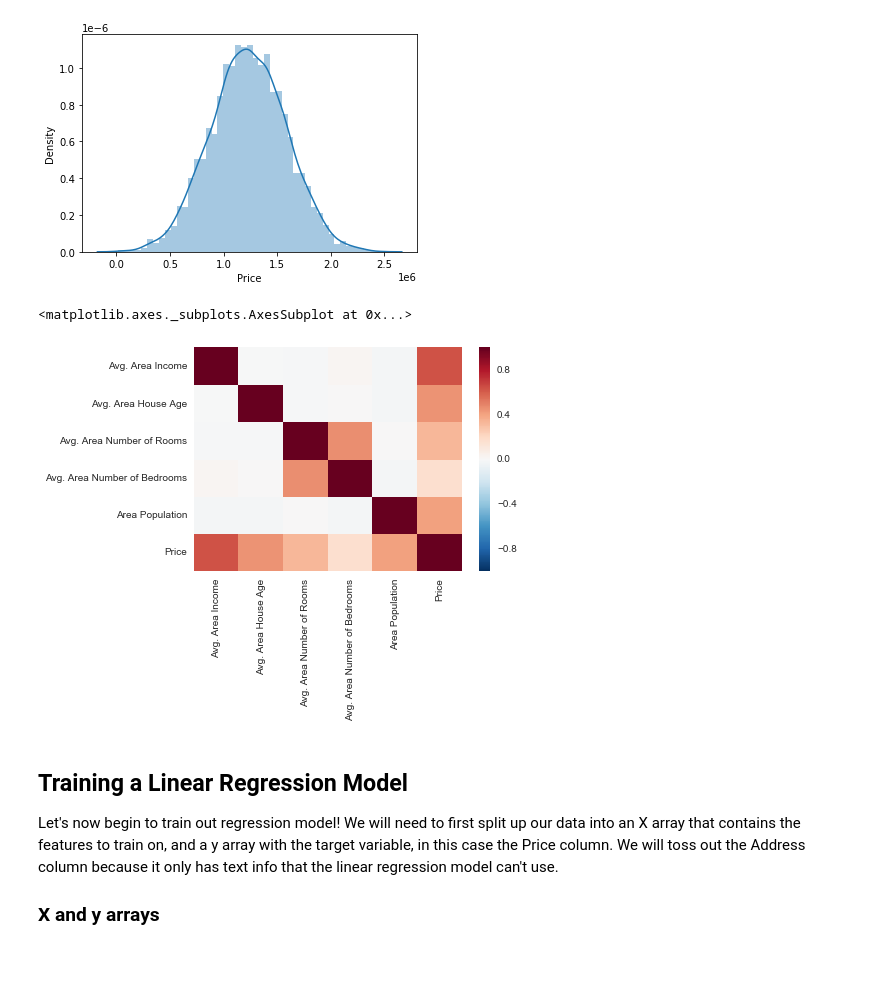
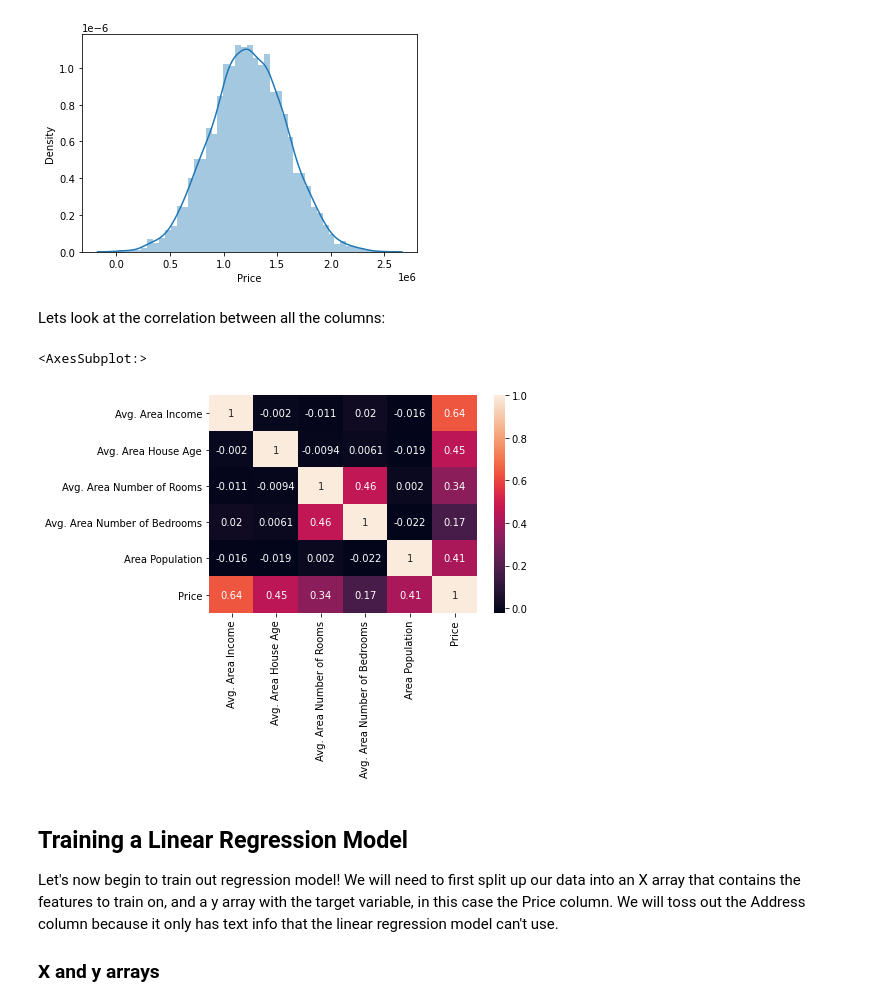
Before and after one commit to Aliya-Alim/Data-Visualization, a Jupyter notebook: Regression /More Linear Regression/01-Linear Regression with Python.ipynb, the cells around one changed output. Saved outputs shown, nothing was run; the diff lists cells and outputs as text; code cells hidden in the pictures; blank space fills up the shorter version.

```diff
--- a/Regression /More Linear Regression/01-Linear Regression with Python.ipynb
+++ b/Regression /More Linear Regression/01-Linear Regression with Python.ipynb
@@ -71,11 +71,13 @@ sns.distplot(USAhousing['Price'])
 # %% [output]
 <AxesSubplot:xlabel='Price', ylabel='Density'>
 [figure]
+# %% [markdown]
+Lets look at the correlation between all the columns:
 # %%
-sns.heatmap(USAhousing.corr())
+sns.heatmap(USAhousing.corr(), annot = True)
 # %% [output]
-<matplotlib.axes._subplots.AxesSubplot at 0x...>
+<AxesSubplot:>
-[figure, old version]
+[figure, new version]
 # %% [markdown]
 ## Training a Linear Regression Model
 
```
Also changed, not shown: parts of 39 cells of this notebook, 1 other file.
